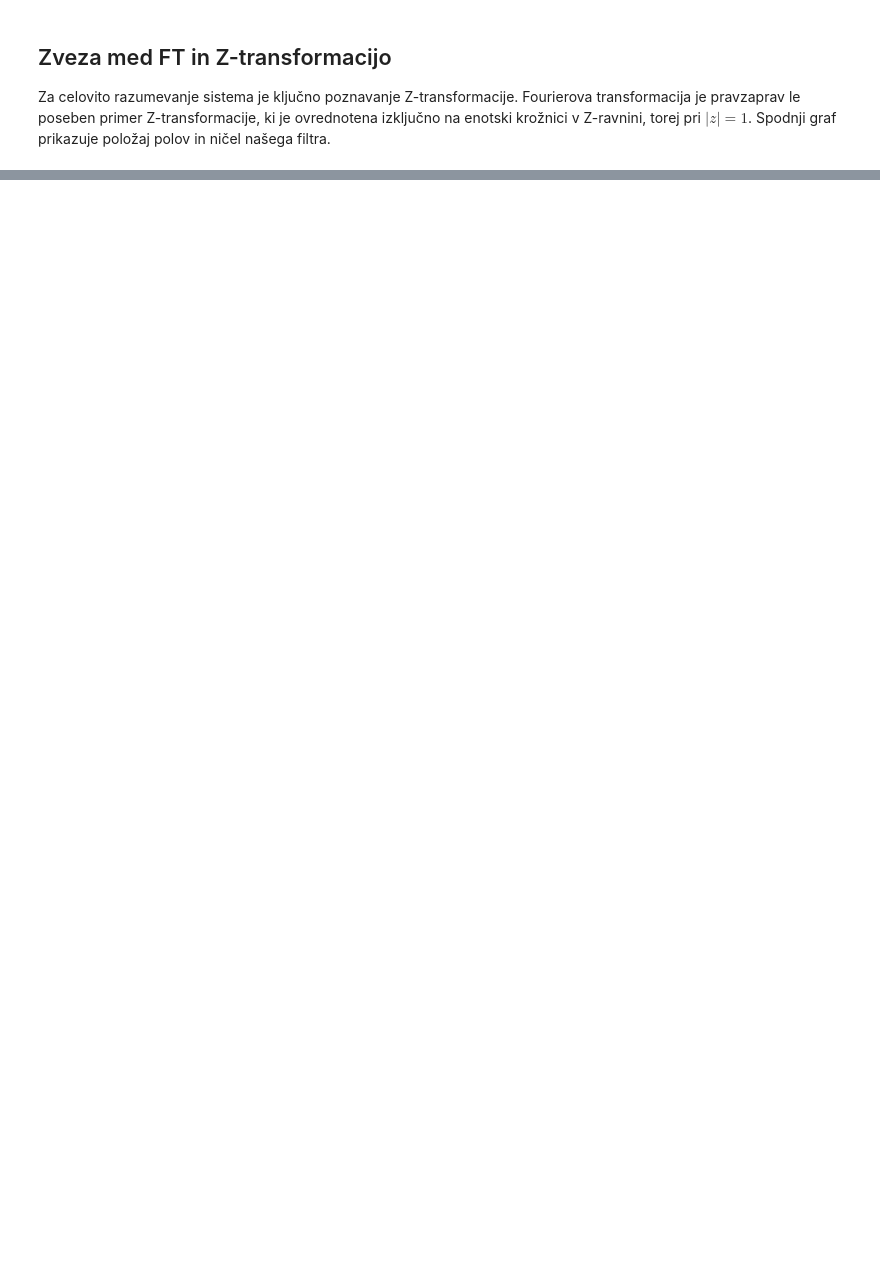
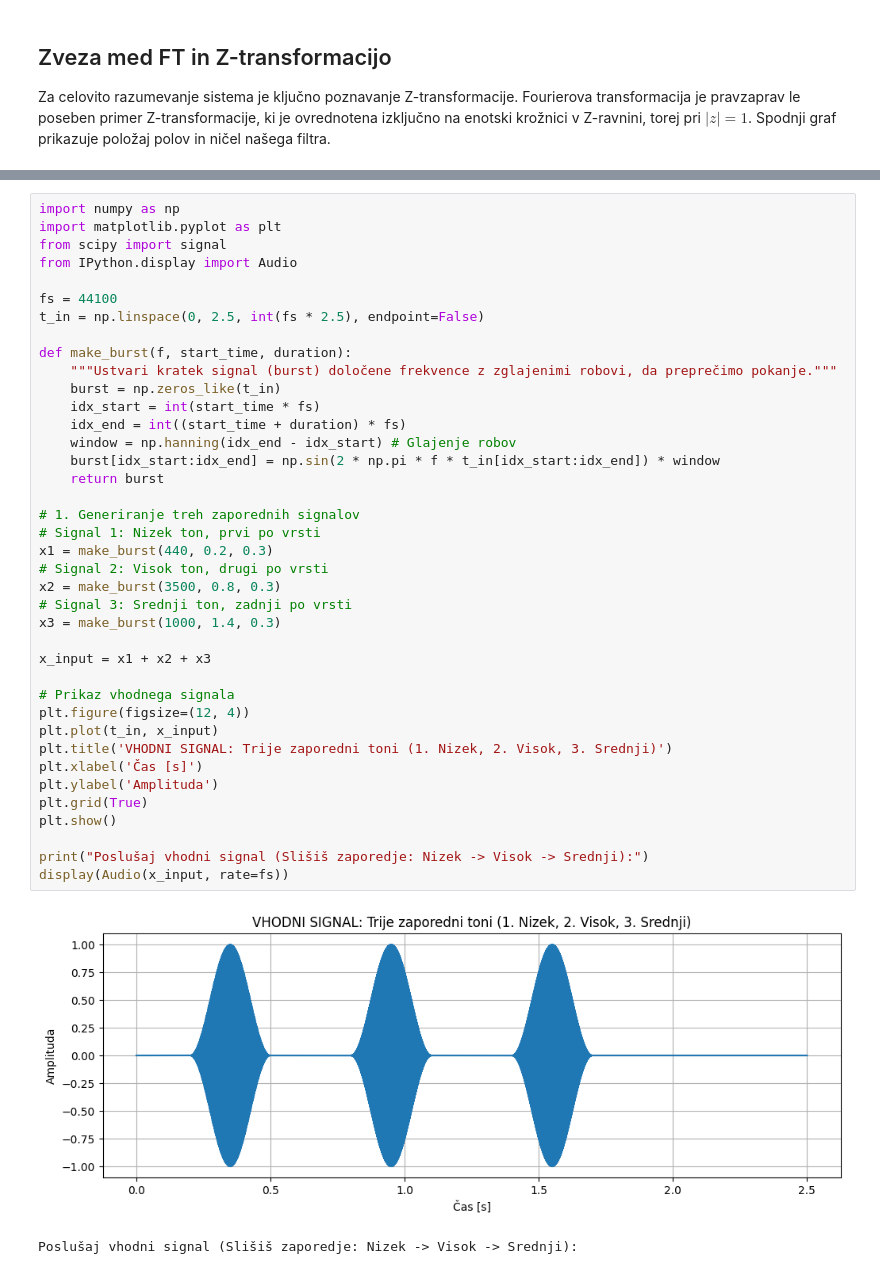
Before and after one commit to LAPSyLAB/DSP_Python_notes_and_examples, a Jupyter notebook: Predavanja/04_Frekvencna_domena/04_Frekvencna_domena.ipynb, the cells around one changed output, grey strips where cells are left out. Saved outputs shown, nothing was run; the diff lists cells and outputs as text; blank space fills up the shorter version.

```diff
--- a/Predavanja/04_Frekvencna_domena/04_Frekvencna_domena.ipynb
+++ b/Predavanja/04_Frekvencna_domena/04_Frekvencna_domena.ipynb
@@ -181,0 +190,42 @@ plt.show()
+# %%
+import numpy as np
+import matplotlib.pyplot as plt
+from scipy import signal
+from IPython.display import Audio
+
+fs = 44100
+t_in = np.linspace(0, 2.5, int(fs * 2.5), endpoint=False)
+
+def make_burst(f, start_time, duration):
+    """Ustvari kratek signal (burst) določene frekvence z zglajenimi robovi, da preprečimo pokanje."""
+    burst = np.zeros_like(t_in)
+    idx_start = int(start_time * fs)
+    idx_end = int((start_time + duration) * fs)
+    window = np.hanning(idx_end - idx_start) # Glajenje robov
+    burst[idx_start:idx_end] = np.sin(2 * np.pi * f * t_in[idx_start:idx_end]) * window
+    return burst
+
+# 1. Generiranje treh zaporednih signalov
+# Signal 1: Nizek ton, prvi po vrsti
+x1 = make_burst(440, 0.2, 0.3)
+# Signal 2: Visok ton, drugi po vrsti
+x2 = make_burst(3500, 0.8, 0.3)
+# Signal 3: Srednji ton, zadnji po vrsti
+x3 = make_burst(1000, 1.4, 0.3)
+
+x_input = x1 + x2 + x3
+
+# Prikaz vhodnega signala
+plt.figure(figsize=(12, 4))
+plt.plot(t_in, x_input)
+plt.title('VHODNI SIGNAL: Trije zaporedni toni (1. Nizek, 2. Visok, 3. Srednji)')
+plt.xlabel('Čas [s]')
+plt.ylabel('Amplituda')
+plt.grid(True)
+plt.show()
+
+print("Poslušaj vhodni signal (Slišiš zaporedje: Nizek -> Visok -> Srednji):")
+display(Audio(x_input, rate=fs))
+# %% [output]
+[figure, added]
+Poslušaj vhodni signal (Slišiš zaporedje: Nizek -> Visok -> Srednji):
```
Also changed, not shown: parts of 11 cells of this notebook, 2 other files.
